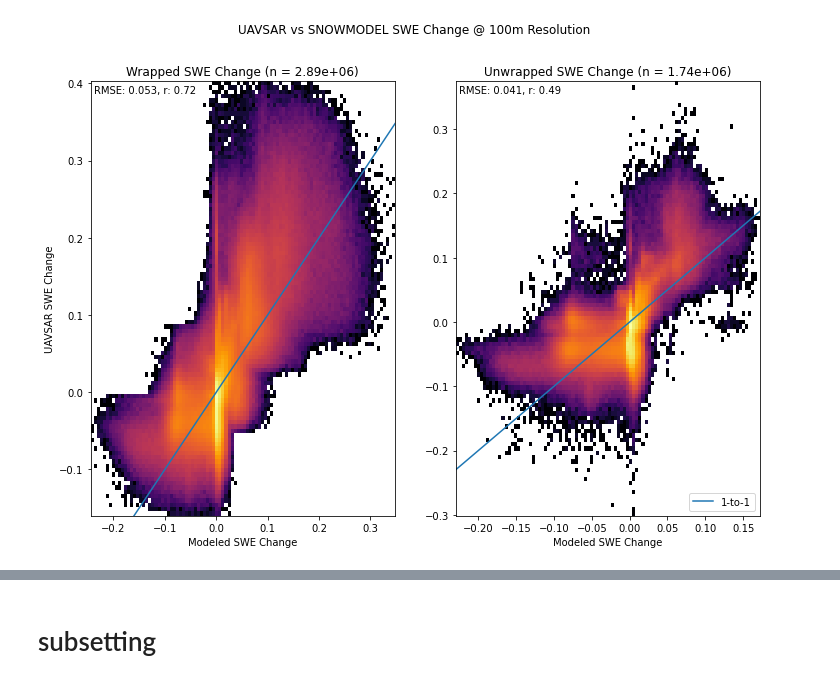
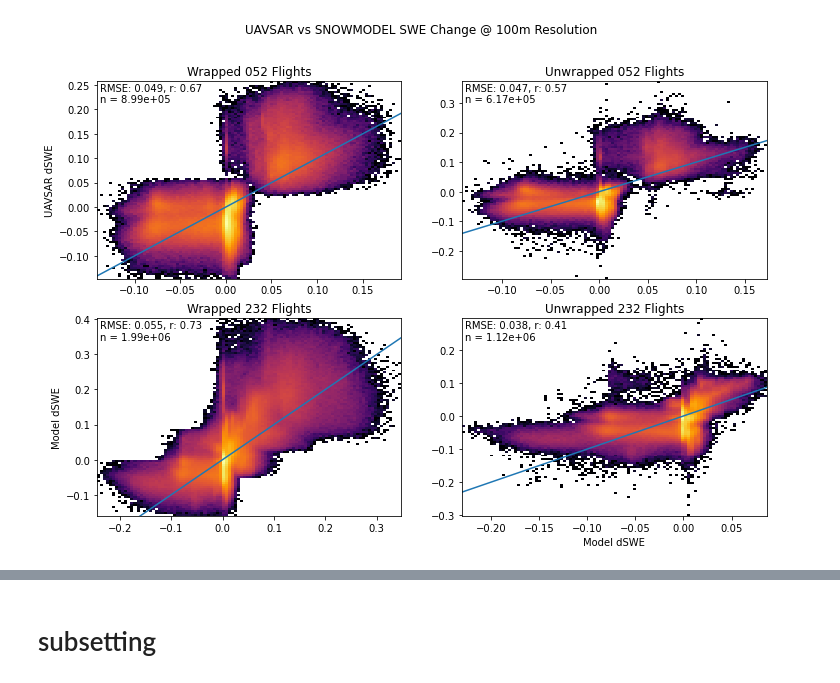
Before and after one commit to ZachHoppinen/uavsar-validation, a Jupyter notebook: src/play/modeling.ipynb, the cells around one changed output, grey strips where cells are left out. Saved outputs shown, nothing was run; the diff lists cells and outputs as text; code cells hidden in the pictures.

```diff
--- a/src/play/modeling.ipynb
+++ b/src/play/modeling.ipynb
@@ -1,61 +1,70 @@
 # %%
 import xarray as xr
 import numpy as np
 import rioxarray as rxa
 import matplotlib as mpl
 import matplotlib.pyplot as plt
 from pathlib import Path
 
 # loop through each flight pair and calculate rmse, r2, plot
 
 ncs_dir = Path('/bsuscratch/zacharykeskinen/data/uavsar/ncs/model')
 
-fig, axes = plt.subplots(1, 2, figsize = (12, 8))
+fig, axes = plt.subplots(2, 2, figsize = (12, 8))
 
+for i, direction in enumerate(['052', '232']):
+    for j, var in enumerate(['int','unw']):
+        xs = []
+        ys = []
+        var = f'uavsar_dSD_{var}'
+        for fp in ncs_dir.glob('*.sd.model.nc'):
+            if direction in str(fp):
+                ds = xr.open_dataset(fp)
+                if var in ds.data_vars:
+                    ds = ds#.coarsen(x = 3, boundary = 'pad').mean().coarsen(y = 3, boundary = 'pad').mean()
+                    xs.append(ds['swe'].values.ravel())
+                    ys.append(ds[var].sel(band = 'VV').values.ravel() * (ds.attrs['mean_density']/ 997))
 
-for i, var in enumerate(['int','unw']):
-    xs = []
-    ys = []
-    var = f'uavsar_dSD_{var}'
-    for fp in ncs_dir.glob('*.sd.model.nc'):
-        ds = xr.open_dataset(fp)
-        if var in ds.data_vars:
-            ds = ds#.coarsen(x = 3, boundary = 'pad').mean().coarsen(y = 3, boundary = 'pad').mean()
-            xs.append(ds['swe'].values.ravel())
-            ys.append(ds[var].sel(band = 'VV').values.ravel() * (ds.attrs['mean_density']/ 997))
+        # stack arrays
+        xs = np.hstack(xs)
+        ys = np.hstack(ys)
 
-    # stack arrays
-    xs = np.hstack(xs)
-    ys = np.hstack(ys)
+        xs_tmp = xs[(~np.isnan(xs)) & (~np.isnan(ys))]
+        ys = ys[(~np.isnan(xs)) & (~np.isnan(ys)) ]
+        xs = xs_tmp
 
-    xs_tmp = xs[(~np.isnan(xs)) & (~np.isnan(ys))]
-    ys = ys[(~np.isnan(xs)) & (~np.isnan(ys)) ]
-    xs = xs_tmp
+        # range = [[-0.001, 0.002], [-0.1, 0.1]]
+        axes[i, j].hist2d(xs, ys, bins = 100, norm=mpl.colors.LogNorm(), cmap=mpl.cm.inferno) #, range = range)
+        # axes[i, j].set_xlabel('Modeled SWE Change')
+        # if j == 0:
+        #     axes[i].set_title(f'Wrapped SWE Change (n = {len(ys):.2e})')
+        # else:
+        #     axes[i].set_title(f'Unwrapped SWE Change (n = {len(ys):.2e})')
+        #axes[i].set_xlim(range[0])
+        #axes[i].set_ylim(range[1])
 
-    # range = [[-0.001, 0.002], [-0.1, 0.1]]
-    axes[i].hist2d(xs, ys, bins = 100, norm=mpl.colors.LogNorm(), cmap=mpl.cm.inferno) #, range = range)
-    axes[i].set_xlabel('Modeled SWE Change')
-    if i == 0:
-        axes[i].set_title(f'Wrapped SWE Change (n = {len(ys):.2e})')
-    else:
-        axes[i].set_title(f'Unwrapped SWE Change (n = {len(ys):.2e})')
-    #axes[i].set_xlim(range[0])
-    #axes[i].set_ylim(range[1])
+        from sklearn.metrics import mean_squared_error
+        rms = mean_squared_error(xs, ys, squared=False)
 
-    from sklearn.metrics import mean_squared_error
-    rms = mean_squared_error(xs, ys, squared=False)
+        from scipy.stats import pearsonr
+        r, p = pearsonr(xs, ys)
+        axes[i, j].text(.01, .99, f'RMSE: {rms:.2}, r: {r:.2}\nn = {len(ys):.2e}', ha='left', va='top', transform=axes[i, j].transAxes)
+    plt.suptitle('UAVSAR vs SNOWMODEL SWE Change @ 100m Resolution')
 
-    from scipy.stats import pearsonr
-    r, p = pearsonr(xs, ys)
-    axes[i].text(.01, .99, f'RMSE: {rms:.2}, r: {r:.2}', ha='left', va='top', transform=axes[i].transAxes)
-plt.suptitle('UAVSAR vs SNOWMODEL SWE Change @ 100m Resolution')
+    # identity line
+for ax_row in axes:
+    for ax in ax_row:
+        ax.plot([-1,1], [-1,1], label = '1-to-1')
+    # axes[1].legend(loc = 'lower right')
+axes[0,0].set_title('Wrapped 052 Flights')
+axes[0,1].set_title('Unwrapped 052 Flights')
+axes[1,0].set_title('Wrapped 232 Flights')
+axes[1,1].set_title('Unwrapped 232 Flights')
 
-axes[0].set_ylabel('UAVSAR SWE Change')
-# identity line
-for ax in axes:
-    ax.plot([-1,1], [-1,1], label = '1-to-1')
-axes[1].legend(loc = 'lower right')
-
-plt.savefig('/bsuhome/zacharykeskinen/uavsar-validation/figures/model/hist2d_all_100.png')
+axes[0,0].set_ylabel('UAVSAR dSWE')
+axes[1,0].set_ylabel('UAVSAR dSWE')
+axes[1,0].set_ylabel('Model dSWE')
+axes[1,1].set_xlabel('Model dSWE')
+plt.savefig('/bsuhome/zacharykeskinen/uavsar-validation/figures/model/hist2d_dir_compare.png')
 # %% [output]
-[figure, old version]
+[figure, new version]
```
Also changed, not shown: parts of 2 cells of this notebook, 4 other files.
